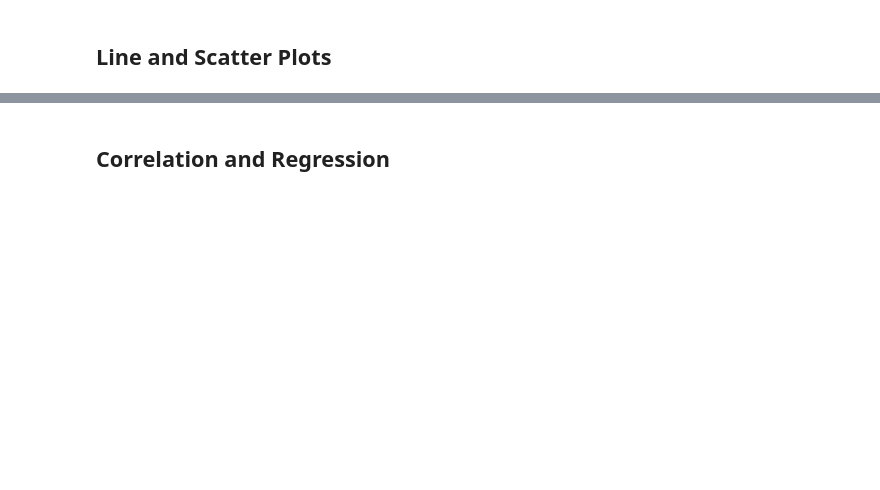
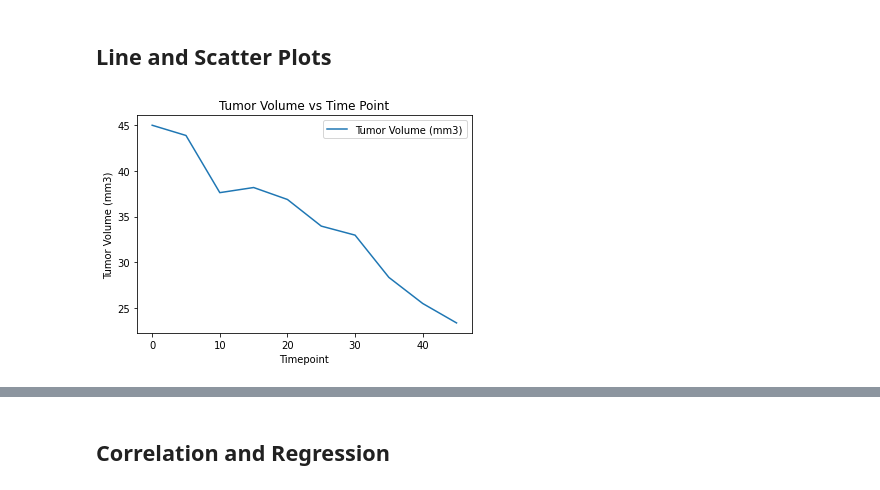
Before and after one commit to KristenScaletta/matplotlib_challenge, a Jupyter notebook: pymaceuticals.ipynb, the cells around one changed output, grey strips where cells are left out. Saved outputs shown, nothing was run; the diff lists cells and outputs as text; code cells hidden in the pictures; blank space fills up the shorter version.

```diff
--- a/pymaceuticals.ipynb
+++ b/pymaceuticals.ipynb
@@ -292,0 +302,18 @@ tumor_vol_data = []
+# %%
+# Generate a line plot of tumor volume vs. time point for a mouse treated with Capomulin
+
+#Get data
+capomulin_mouse = mice_df.loc[(mice_df['Drug Regimen'] == "Capomulin") & (mice_df['Mouse ID'] =="s185")]
+capomulin_mouse = capomulin_mouse[['Timepoint', 'Tumor Volume (mm3)']]
+capomulin_mouse = capomulin_mouse.set_index('Timepoint')
+capomulin_mouse
+
+#Generate plot
+capomulin_mouse.plot()
+
+plt.xlabel('Timepoint')
+plt.ylabel('Tumor Volume (mm3)')
+plt.title('Tumor Volume vs Time Point')
+plt.show()
+# %% [output]
+[figure, added]
```
Also changed, not shown: parts of 13 cells of this notebook.
